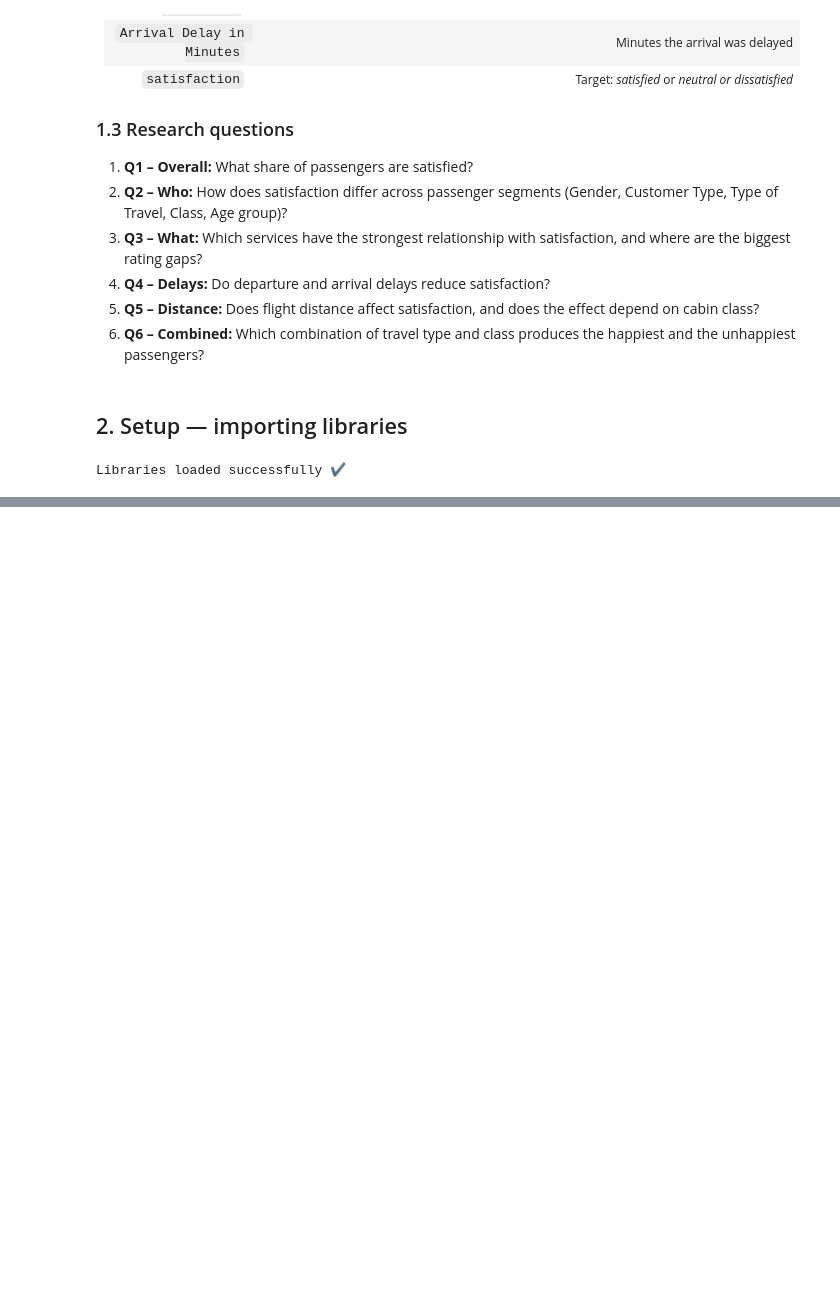
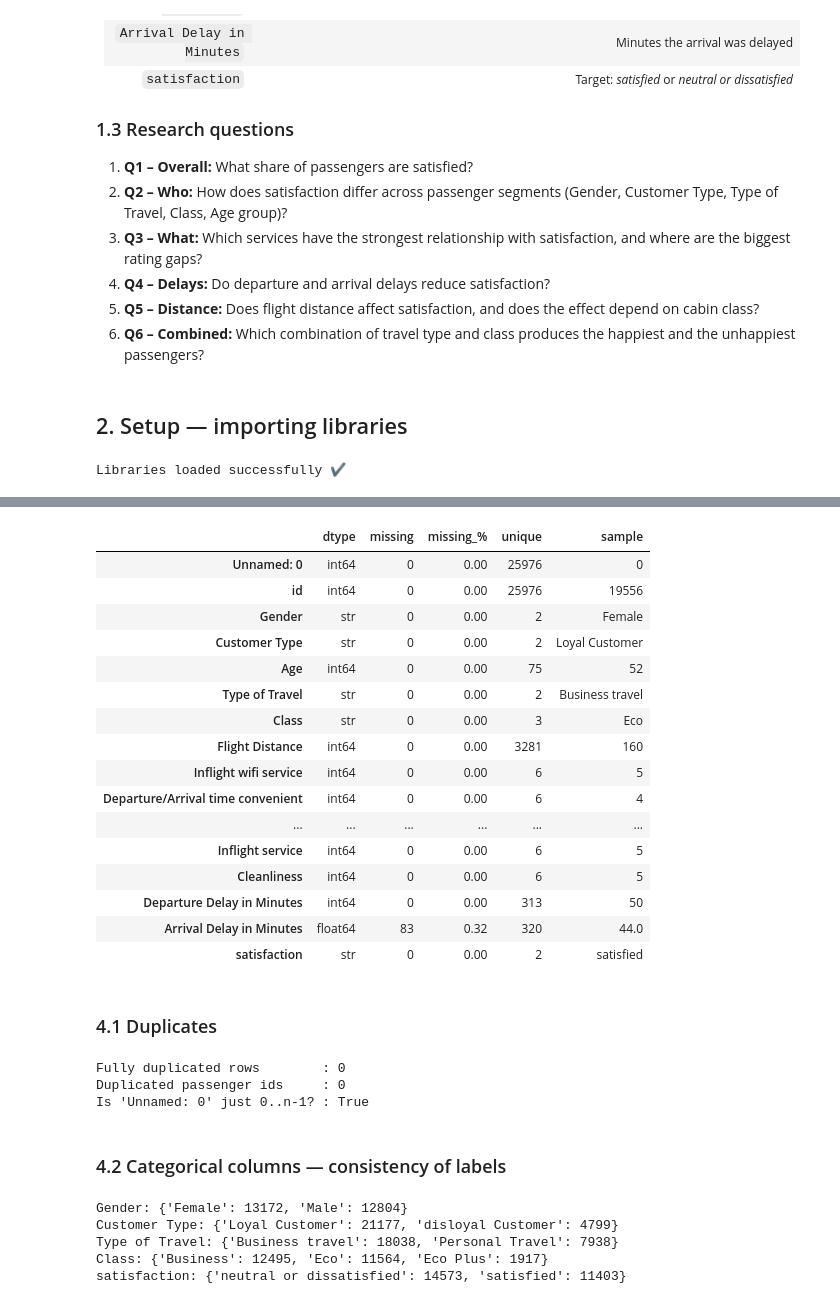
Before and after one commit to hahmed1936/Mid-Project, a Jupyter notebook: Mid-Project-Script.ipynb, the cells around one changed output, grey strips where cells are left out. Drawn from its saved outputs; the diff is of its cells as text; code cells hidden in the pictures; blank space fills up the shorter version.

```diff
--- a/Mid-Project-Script.ipynb
+++ b/Mid-Project-Script.ipynb
@@ -72,0 +113,53 @@ Libraries loaded successfully ✔
+# %%
+def quality_report(df):
+    """Return a per-column quality summary: dtype, missing values, unique values and a sample value."""
+    report = pd.DataFrame({
+        "dtype": df.dtypes.astype(str),
+        "missing": df.isna().sum(),
+        "missing_%": (df.isna().mean() * 100).round(2),
+        "unique": df.nunique(),
+        "sample": df.iloc[0],
+    })
+    return report
+
+quality_report(raw_df)
+# %% [output]
+|  | dtype | missing | missing_% | unique | sample |
+| Unnamed: 0 | int64 | 0 | 0.00 | 25976 | 0 |
+| id | int64 | 0 | 0.00 | 25976 | 19556 |
+| Gender | str | 0 | 0.00 | 2 | Female |
+| Customer Type | str | 0 | 0.00 | 2 | Loyal Customer |
+| Age | int64 | 0 | 0.00 | 75 | 52 |
+| Type of Travel | str | 0 | 0.00 | 2 | Business travel |
+| Class | str | 0 | 0.00 | 3 | Eco |
+| Flight Distance | int64 | 0 | 0.00 | 3281 | 160 |
+| Inflight wifi service | int64 | 0 | 0.00 | 6 | 5 |
+| Departure/Arrival time convenient | int64 | 0 | 0.00 | 6 | 4 |
+| ... | ... | ... | ... | ... | ... |
+| Inflight service | int64 | 0 | 0.00 | 6 | 5 |
+| Cleanliness | int64 | 0 | 0.00 | 6 | 5 |
+| Departure Delay in Minutes | int64 | 0 | 0.00 | 313 | 50 |
+| Arrival Delay in Minutes | float64 | 83 | 0.32 | 320 | 44.0 |
+| satisfaction | str | 0 | 0.00 | 2 | satisfied |
+# %% [markdown]
+### 4.1 Duplicates
+# %%
+print("Fully duplicated rows        :", raw_df.duplicated().sum())
+print("Duplicated passenger ids     :", raw_df["id"].duplicated().sum())
+print("Is 'Unnamed: 0' just 0..n-1? :", raw_df["Unnamed: 0"].equals(pd.Series(range(len(raw_df)))))
+# %% [output]
+Fully duplicated rows        : 0
+Duplicated passenger ids     : 0
+Is 'Unnamed: 0' just 0..n-1? : True
+# %% [markdown]
+### 4.2 Categorical columns — consistency of labels
+# %%
+categorical_columns = ["Gender", "Customer Type", "Type of Travel", "Class", "satisfaction"]
+for column in categorical_columns:
+    print(f"{column}: {raw_df[column].value_counts().to_dict()}")
+# %% [output]
+Gender: {'Female': 13172, 'Male': 12804}
+Customer Type: {'Loyal Customer': 21177, 'disloyal Customer': 4799}
+Type of Travel: {'Business travel': 18038, 'Personal Travel': 7938}
+Class: {'Business': 12495, 'Eco': 11564, 'Eco Plus': 1917}
+satisfaction: {'neutral or dissatisfied': 14573, 'satisfied': 11403}
```
Also changed, not shown: parts of 12 cells of this notebook.
